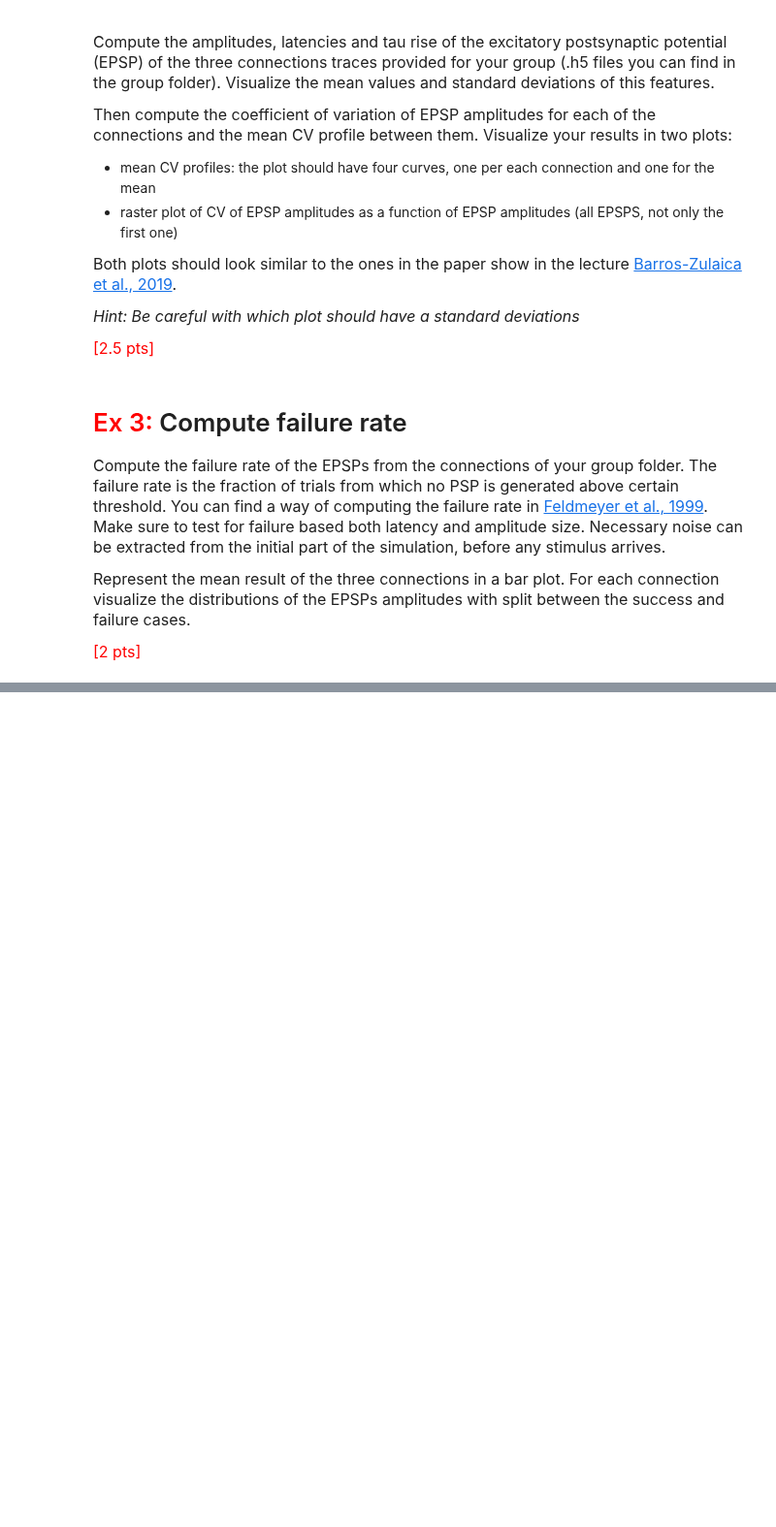
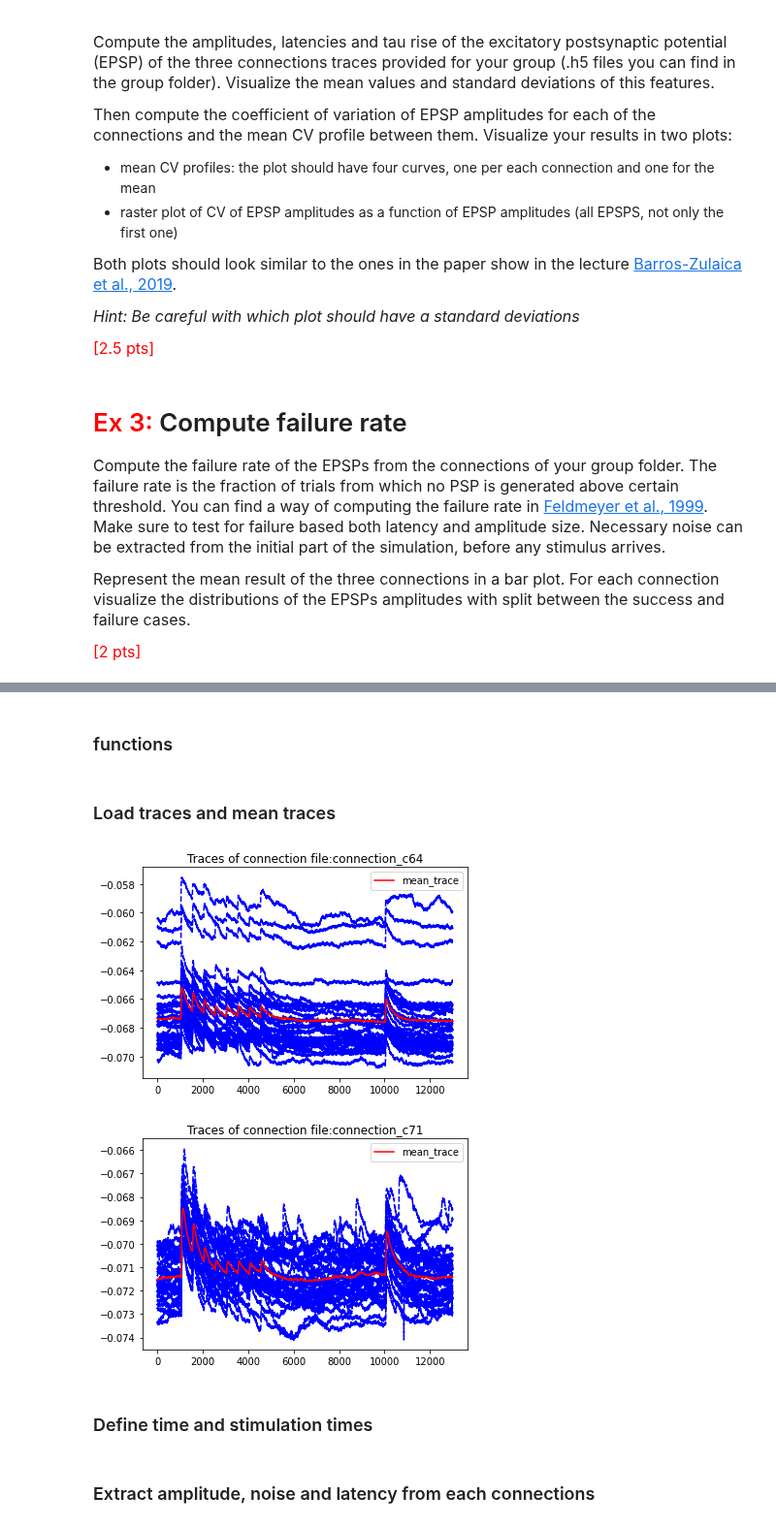
Before and after one commit to AlbrechtAlice/In-Silico-Neuroscience, a Jupyter notebook: Week8_HomeWork.ipynb, the cells around one changed output, grey strips where cells are left out. Shown at 97% size. Drawn from its saved outputs; the diff is of its cells as text; code cells hidden in the pictures; blank space fills up the shorter version.

```diff
--- a/Week8_HomeWork.ipynb
+++ b/Week8_HomeWork.ipynb
@@ -203,0 +214,2 @@ plt.show()
+# %% [markdown]
+### functions
@@ -203,0 +324,22 @@ plt.show()
+# %% [markdown]
+### Load traces and mean traces
+# %%
+# load data
+data_1 = h5py.File("connection_c60.h5", "r")
+data_2 = h5py.File("connection_c64.h5", "r")
+data_3 = h5py.File("connection_c71.h5", "r")
+
+#data_1.keys()
+# %%
+#traces_1, mean_traces_1 = get_traces(data_1)
+traces_2, mean_traces_2 = get_traces(data_2)
+traces_3, mean_traces_3 = get_traces(data_3)
+# %%
+#plot_traces(traces_1, mean_traces_1, 'connection_c60')
+plot_traces(traces_2, mean_traces_2, 'connection_c64')
+plot_traces(traces_3, mean_traces_3,  'connection_c71')
+# %% [output]
+[figure, added]
+[figure, added]
+# %% [markdown]
+### Define time and stimulation times
@@ -203,0 +349,2 @@ plt.show()
+# %% [markdown]
+### Extract amplitude, noise and latency from each connections
```
Also changed, not shown: parts of 16 cells of this notebook.
